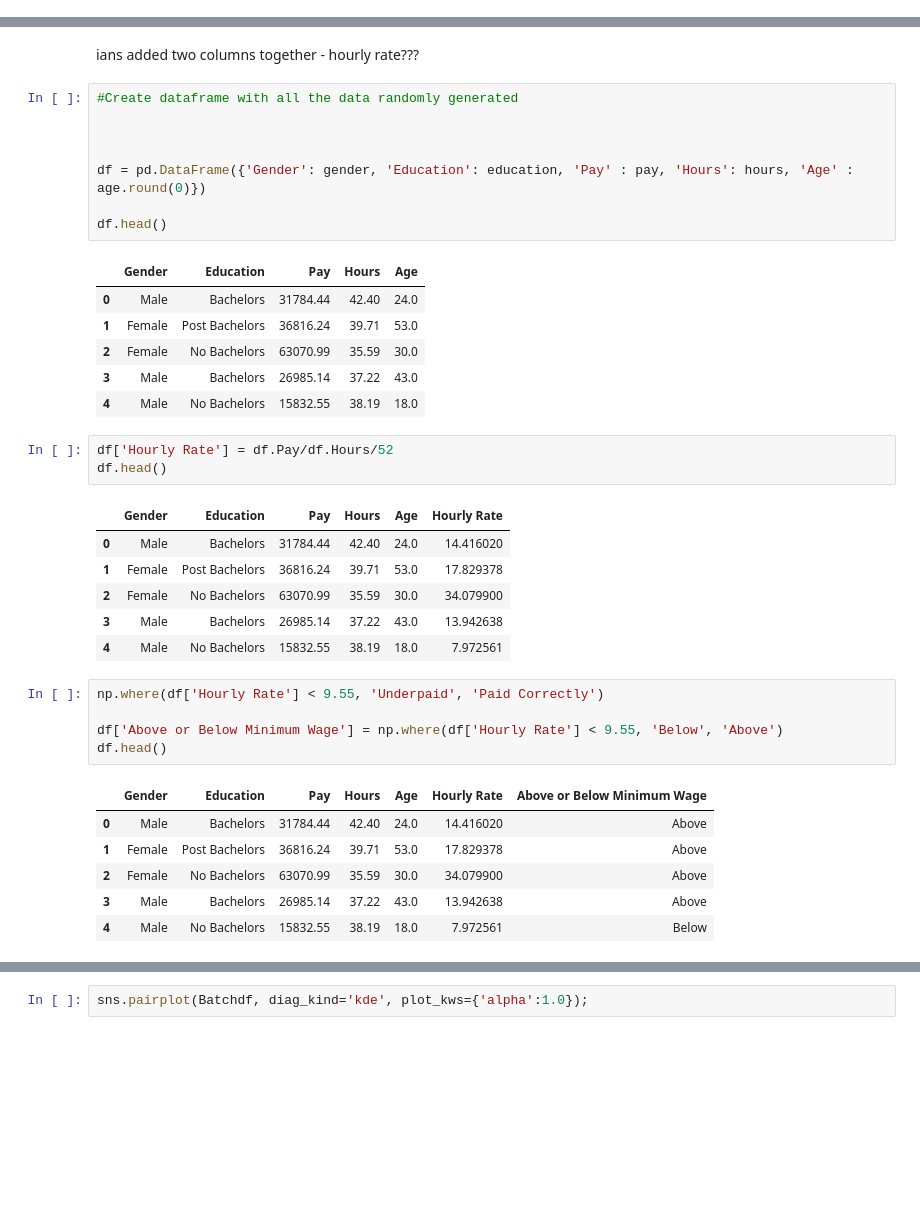
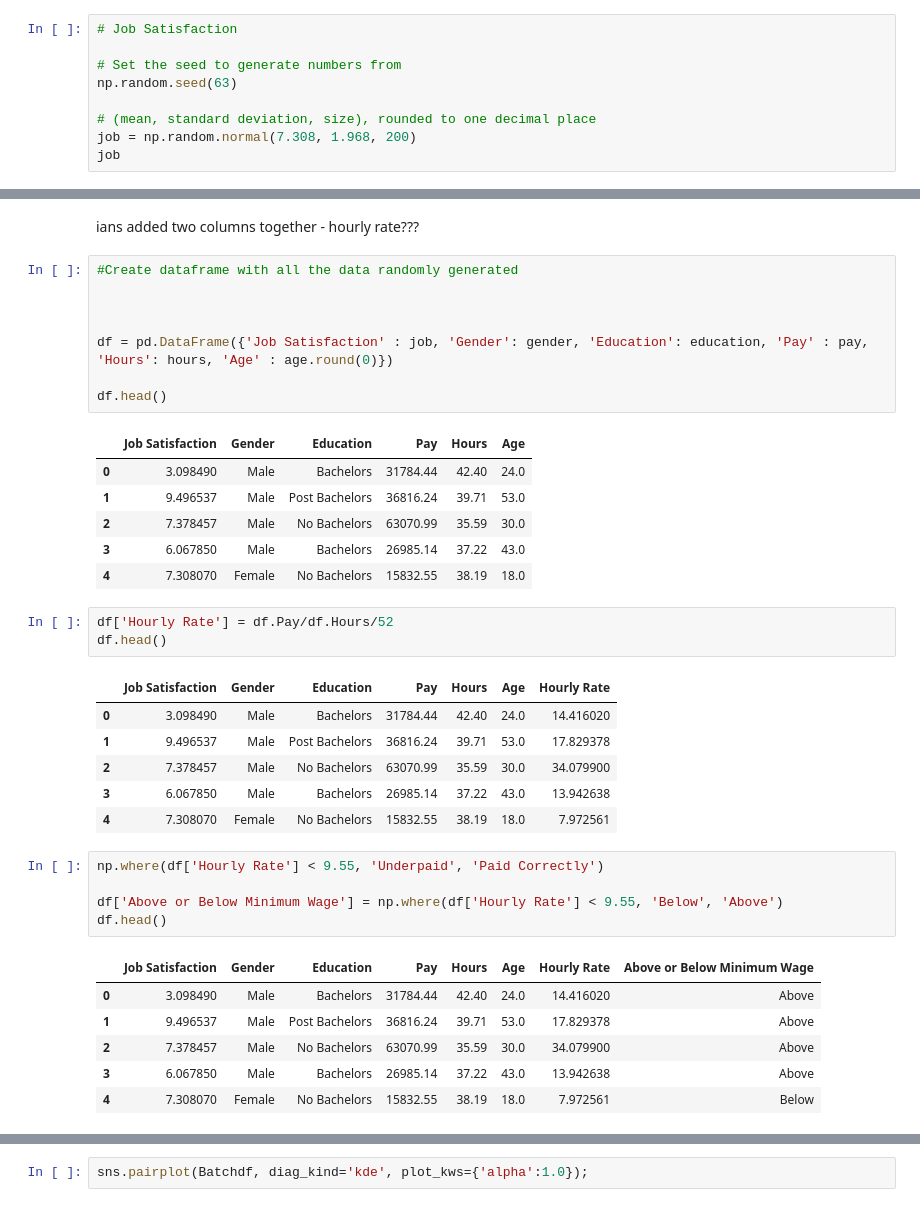
Before and after one commit to orlaith17/Project-Programming-DA, a Jupyter notebook: Happiness at Work.ipynb, the cells around one changed output, grey strips where cells are left out. Saved outputs shown, nothing was run; the diff lists cells and outputs as text; blank space fills up the shorter version.

```diff
--- a/Happiness at Work.ipynb
+++ b/Happiness at Work.ipynb
@@ -328,3 +332,12 @@ plt.title('Age Distribution') # Adding title
 plt.show()
 # %% [output]
 [figure]
+# %%
+# Job Satisfaction
+
+# Set the seed to generate numbers from
+np.random.seed(63)
+
+# (mean, standard deviation, size), rounded to one decimal place
+job = np.random.normal(7.308, 1.968, 200)
+job
@@ -351,37 +386,37 @@ ians added two columns together - hourly rate???
 # %%
 #Create dataframe with all the data randomly generated
 
 
 
-df = pd.DataFrame({'Gender': gender, 'Education': education, 'Pay' : pay, 'Hours': hours, 'Age' : age.round(0)})
+df = pd.DataFrame({'Job Satisfaction' : job, 'Gender': gender, 'Education': education, 'Pay' : pay, 'Hours': hours, 'Age' : age.round(0)})
 
 df.head()
 # %% [output]
-|  | Gender | Education | Pay | Hours | Age |
-| 0 | Male | Bachelors | 31784.44 | 42.40 | 24.0 |
-| 1 | Female | Post Bachelors | 36816.24 | 39.71 | 53.0 |
-| 2 | Female | No Bachelors | 63070.99 | 35.59 | 30.0 |
-| 3 | Male | Bachelors | 26985.14 | 37.22 | 43.0 |
-| 4 | Male | No Bachelors | 15832.55 | 38.19 | 18.0 |
+|  | Job Satisfaction | Gender | Education | Pay | Hours | Age |
+| 0 | 3.098490 | Male | Bachelors | 31784.44 | 42.40 | 24.0 |
+| 1 | 9.496537 | Male | Post Bachelors | 36816.24 | 39.71 | 53.0 |
+| 2 | 7.378457 | Male | No Bachelors | 63070.99 | 35.59 | 30.0 |
+| 3 | 6.067850 | Male | Bachelors | 26985.14 | 37.22 | 43.0 |
+| 4 | 7.308070 | Female | No Bachelors | 15832.55 | 38.19 | 18.0 |
 # %%
 df['Hourly Rate'] = df.Pay/df.Hours/52
 df.head()
 # %% [output]
-|  | Gender | Education | Pay | Hours | Age | Hourly Rate |
-| 0 | Male | Bachelors | 31784.44 | 42.40 | 24.0 | 14.416020 |
-| 1 | Female | Post Bachelors | 36816.24 | 39.71 | 53.0 | 17.829378 |
-| 2 | Female | No Bachelors | 63070.99 | 35.59 | 30.0 | 34.079900 |
-| 3 | Male | Bachelors | 26985.14 | 37.22 | 43.0 | 13.942638 |
-| 4 | Male | No Bachelors | 15832.55 | 38.19 | 18.0 | 7.972561 |
+|  | Job Satisfaction | Gender | Education | Pay | Hours | Age | Hourly Rate |
+| 0 | 3.098490 | Male | Bachelors | 31784.44 | 42.40 | 24.0 | 14.416020 |
+| 1 | 9.496537 | Male | Post Bachelors | 36816.24 | 39.71 | 53.0 | 17.829378 |
+| 2 | 7.378457 | Male | No Bachelors | 63070.99 | 35.59 | 30.0 | 34.079900 |
+| 3 | 6.067850 | Male | Bachelors | 26985.14 | 37.22 | 43.0 | 13.942638 |
+| 4 | 7.308070 | Female | No Bachelors | 15832.55 | 38.19 | 18.0 | 7.972561 |
 # %%
 np.where(df['Hourly Rate'] < 9.55, 'Underpaid', 'Paid Correctly')
 
 df['Above or Below Minimum Wage'] = np.where(df['Hourly Rate'] < 9.55, 'Below', 'Above')
 df.head()
 # %% [output]
-|  | Gender | Education | Pay | Hours | Age | Hourly Rate | Above or Below Minimum Wage |
-| 0 | Male | Bachelors | 31784.44 | 42.40 | 24.0 | 14.416020 | Above |
-| 1 | Female | Post Bachelors | 36816.24 | 39.71 | 53.0 | 17.829378 | Above |
-| 2 | Female | No Bachelors | 63070.99 | 35.59 | 30.0 | 34.079900 | Above |
-| 3 | Male | Bachelors | 26985.14 | 37.22 | 43.0 | 13.942638 | Above |
-| 4 | Male | No Bachelors | 15832.55 | 38.19 | 18.0 | 7.972561 | Below |
+|  | Job Satisfaction | Gender | Education | Pay | Hours | Age | Hourly Rate | Above or Below Minimum Wage |
+| 0 | 3.098490 | Male | Bachelors | 31784.44 | 42.40 | 24.0 | 14.416020 | Above |
+| 1 | 9.496537 | Male | Post Bachelors | 36816.24 | 39.71 | 53.0 | 17.829378 | Above |
+| 2 | 7.378457 | Male | No Bachelors | 63070.99 | 35.59 | 30.0 | 34.079900 | Above |
+| 3 | 6.067850 | Male | Bachelors | 26985.14 | 37.22 | 43.0 | 13.942638 | Above |
+| 4 | 7.308070 | Female | No Bachelors | 15832.55 | 38.19 | 18.0 | 7.972561 | Below |
```
Also changed, not shown: parts of 9 cells of this notebook.
